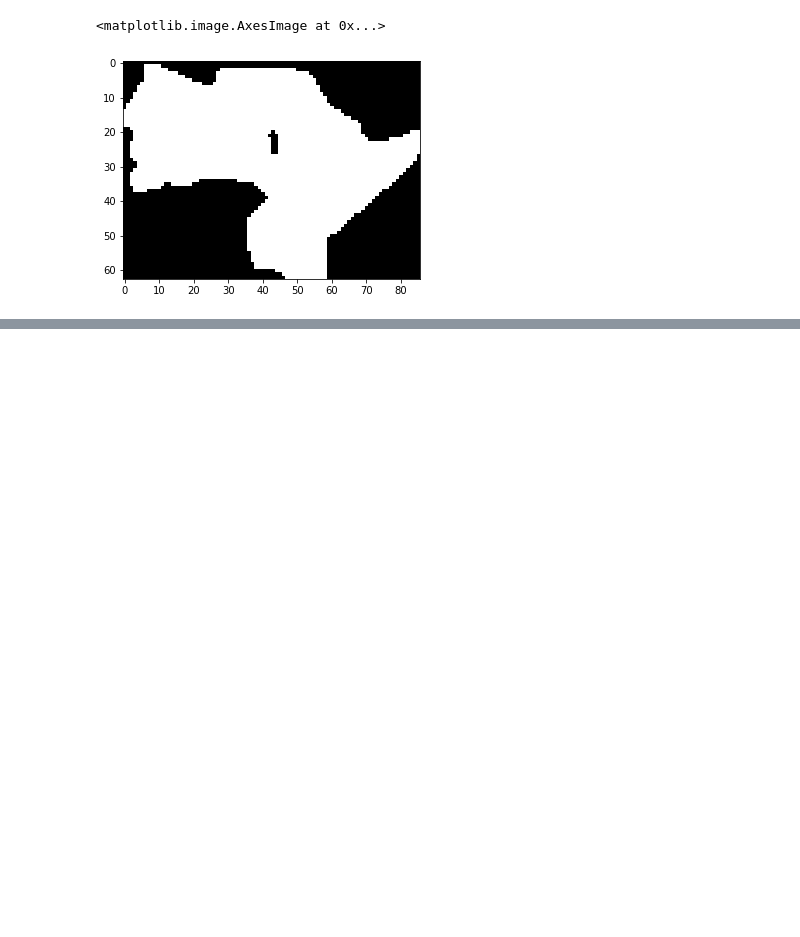
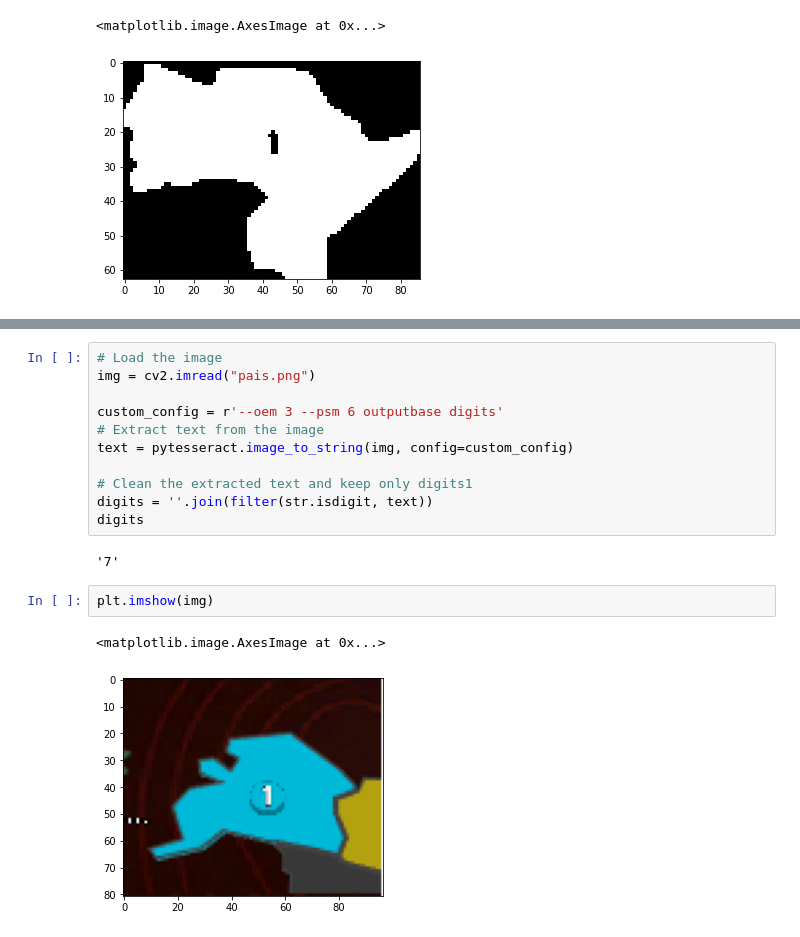
Before and after one commit to SantiagoLunaRomero/WAR_grafos_PUCPR, a Jupyter notebook: Segmecion_War/prueba.ipynb, the cells around one changed output, grey strips where cells are left out. Cells and saved outputs as stored; diff of their text form; blank space fills up the shorter version.

```diff
--- a/Segmecion_War/prueba.ipynb
+++ b/Segmecion_War/prueba.ipynb
@@ -75,0 +124,18 @@ plt.imshow(inverted, cmap='gray')
+# %%
+# Load the image
+img = cv2.imread("pais.png")
+
+custom_config = r'--oem 3 --psm 6 outputbase digits'
+# Extract text from the image
+text = pytesseract.image_to_string(img, config=custom_config)
+
+# Clean the extracted text and keep only digits1
+digits = ''.join(filter(str.isdigit, text))
+digits
+# %% [output]
+'7'
+# %%
+plt.imshow(img)
+# %% [output]
+<matplotlib.image.AxesImage at 0x...>
+[figure, added]
```
Also changed, not shown: parts of 18 cells of this notebook.
